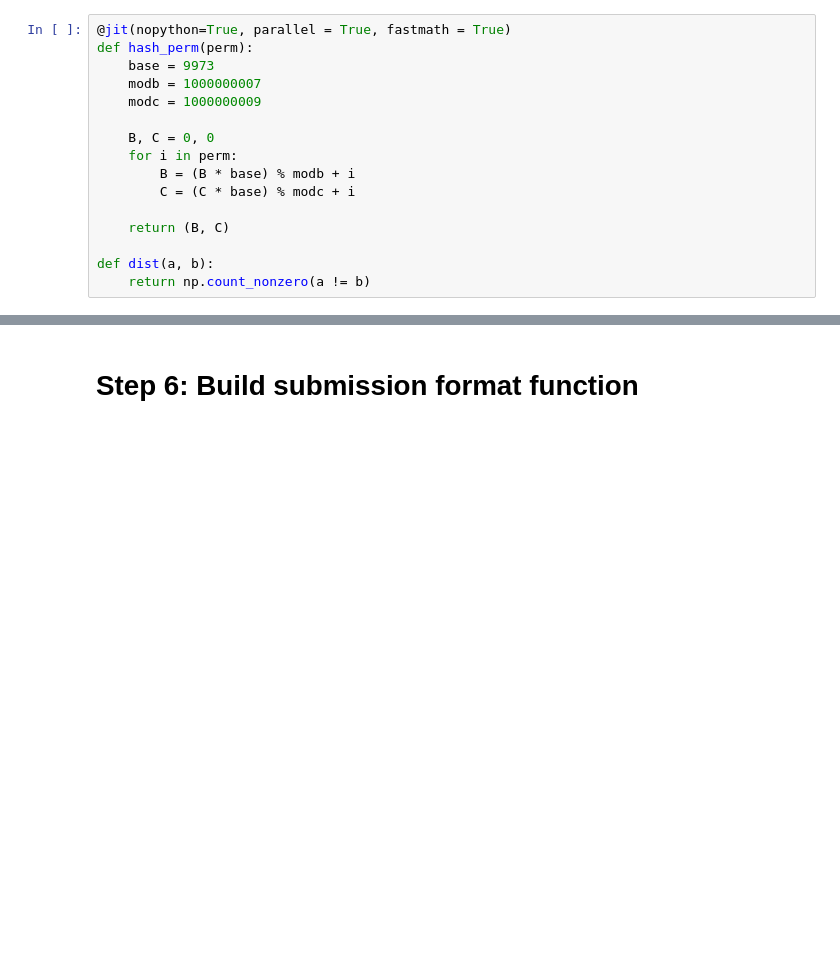
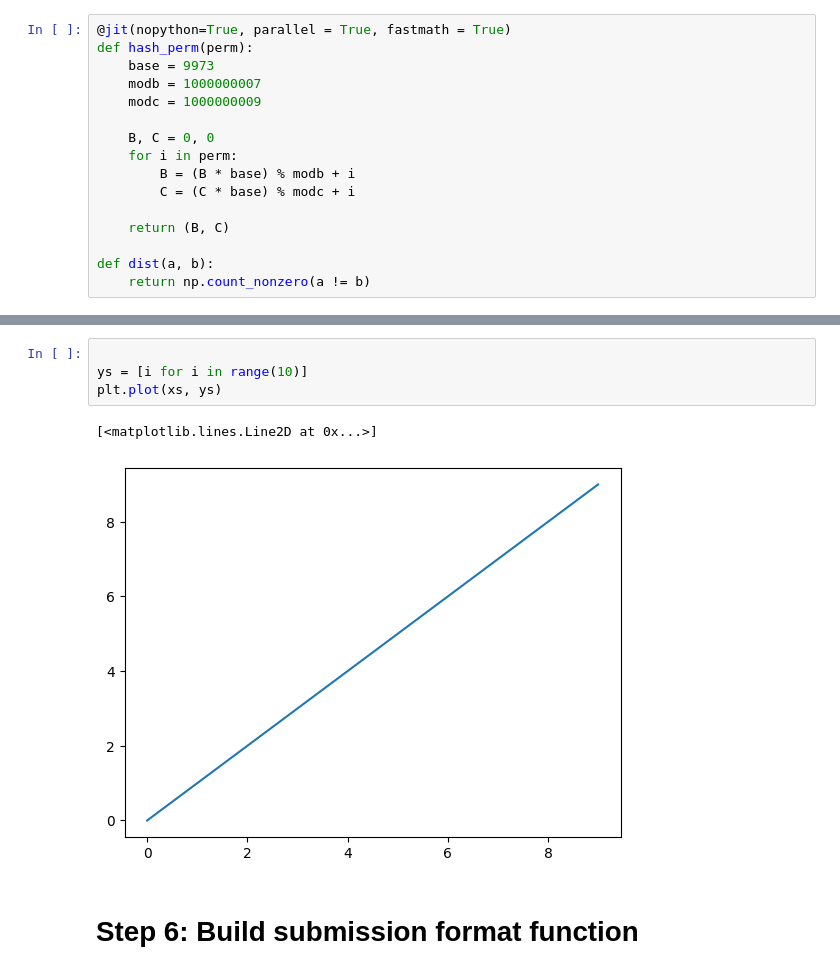
Before and after one commit to timothygao8710/Polytope-Permutation-Puzzle, a Jupyter notebook: monte_carlo_tree.ipynb, the cells around one changed output, grey strips where cells are left out. Saved outputs shown, nothing was run; the diff lists cells and outputs as text; blank space fills up the shorter version.

```diff
--- a/monte_carlo_tree.ipynb
+++ b/monte_carlo_tree.ipynb
@@ -341,3 +360,10 @@ AND f0.d0.-f0.-d1.-r0.d0.-f0.-d1.-d0.r0.f1.d0.-f0.d0.-r0.d0.-f0.-r1.d1.d1.-r0.d0
+# %%
+
+ys = [i for i in range(10)]
+plt.plot(xs, ys)
+# %% [output]
+[<matplotlib.lines.Line2D at 0x...>]
+[figure, added]
 # %% [markdown]
 # Step 6: Build submission format function
 # %%
```
Also changed, not shown: parts of 5 cells of this notebook.
